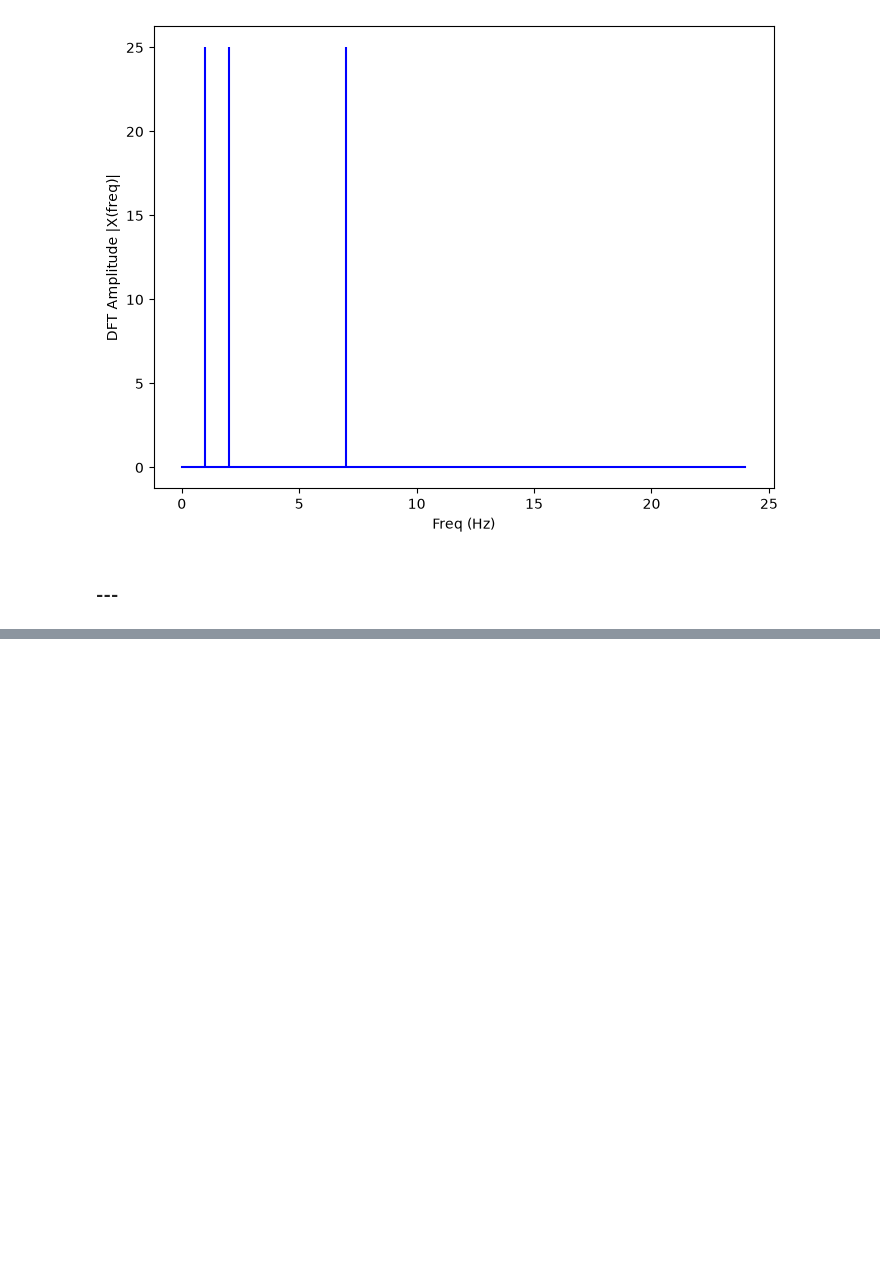
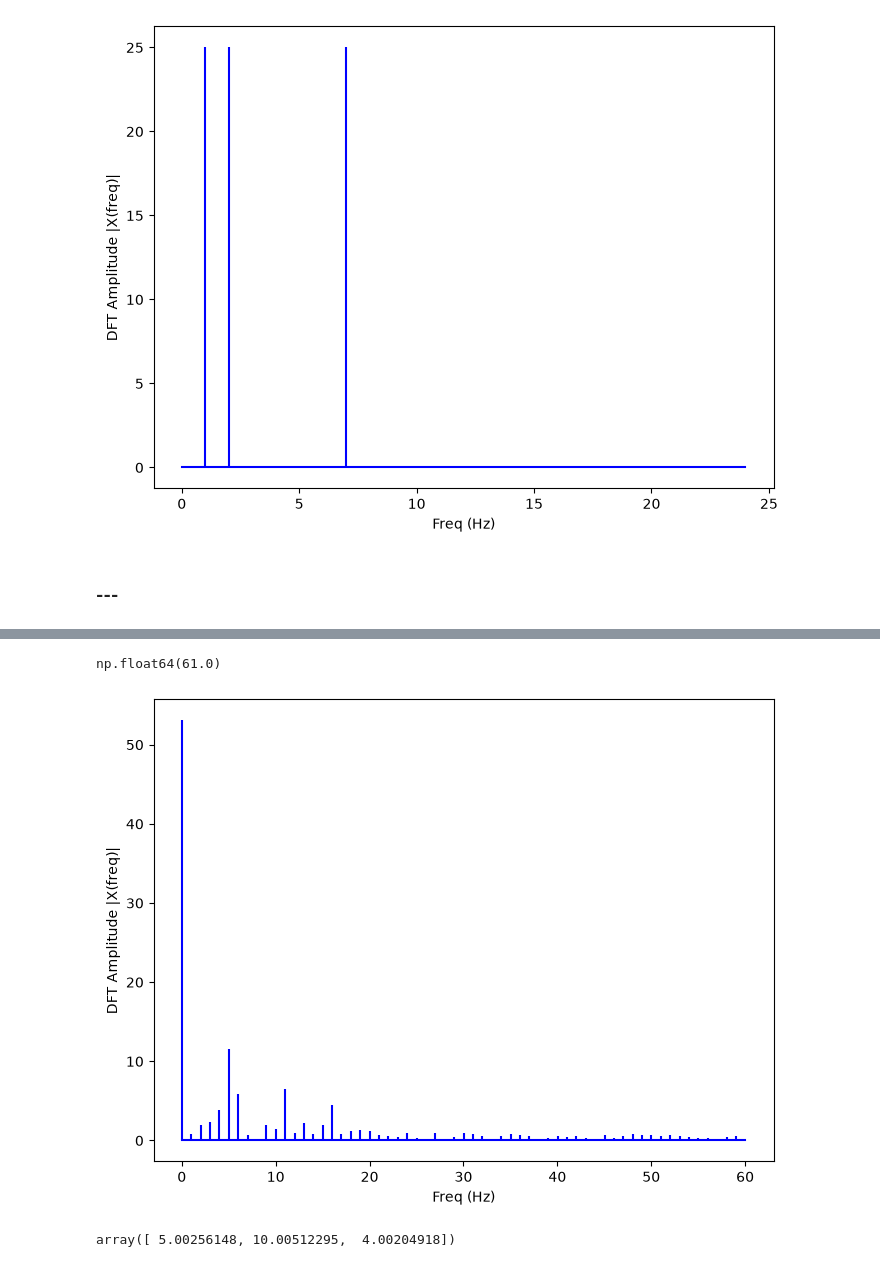
Before and after one commit to francobarrionuevoenv21/MAIE_devs_pub, a Jupyter notebook: Modelos/Transf_fourier/fourier_test.ipynb, the cells around one changed output, grey strips where cells are left out. Cells and saved outputs as stored; diff of their text form; code cells hidden in the pictures; blank space fills up the shorter version.

```diff
--- a/Modelos/Transf_fourier/fourier_test.ipynb
+++ b/Modelos/Transf_fourier/fourier_test.ipynb
@@ -140,0 +221,30 @@ ax.plot(t, cos_04*t)
+# %%
+'''# sampling rate
+sr = 16
+# sampling interval
+ts = 1.0/sr'''
+
+# --
+ts = 16
+sr = (dates_count[-1]+16)/ts
+# %%
+sr//2
+# %% [output]
+np.float64(61.0)
+# %%
+X = DFT(ndvi_arroc_medn)
+
+# calculate the frequency
+N = len(X)
+n = np.arange(N)
+T = N/sr
+freq = n/T
+
+plt.figure(figsize = (8, 6))
+plt.stem(freq[:int(sr//2)], abs(X)[:int(sr//2)], 'b', \
+         markerfmt=" ", basefmt="-b")
+plt.xlabel('Freq (Hz)')
+plt.ylabel('DFT Amplitude |X(freq)|')
+plt.show()
+# %% [output]
+[figure, added]
@@ -140,0 +255,4 @@ ax.plot(t, cos_04*t)
+# %%
+freq[:int(sr//2)][larg_three]
+# %% [output]
+array([ 5.00256148, 10.00512295,  4.00204918])
```
Also changed, not shown: parts of 14 cells of this notebook, 10 other files.
